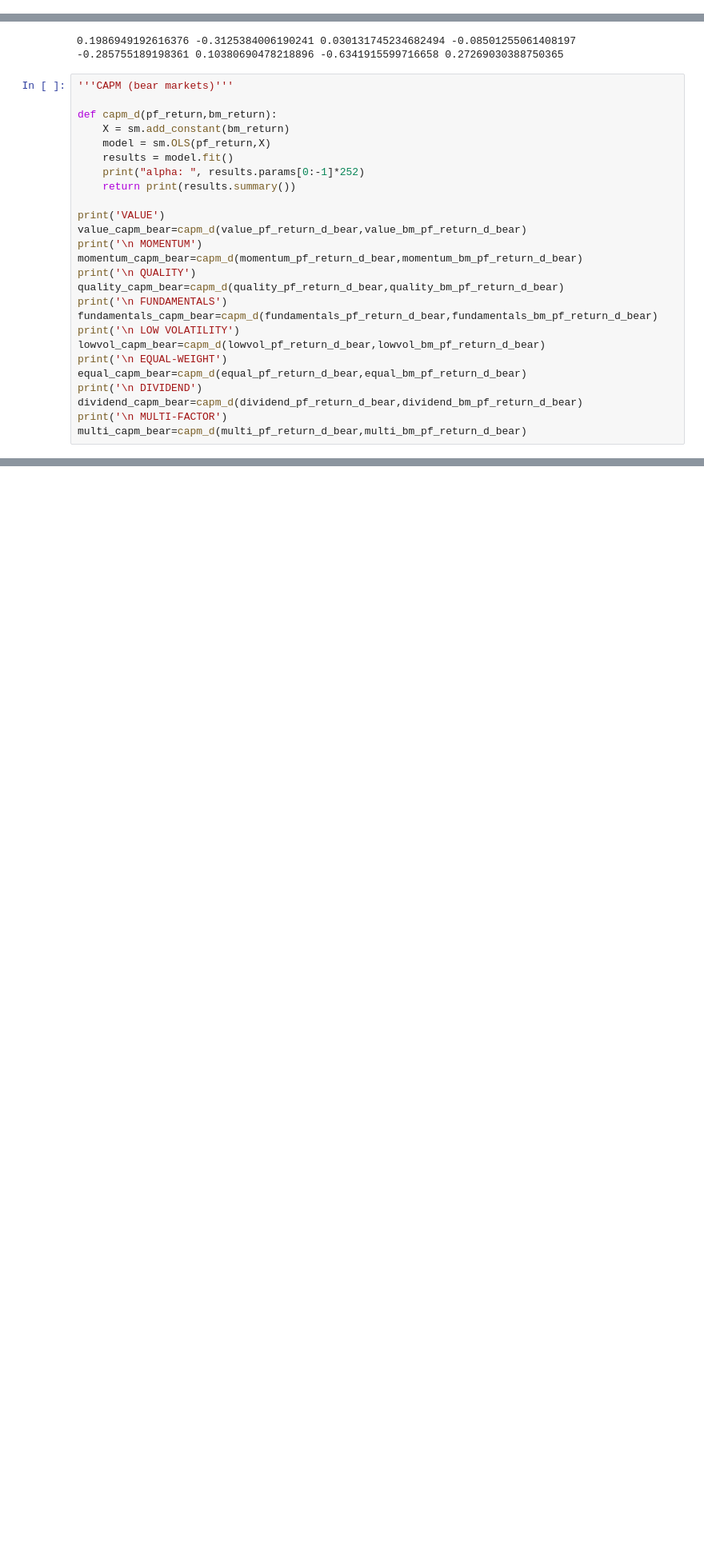
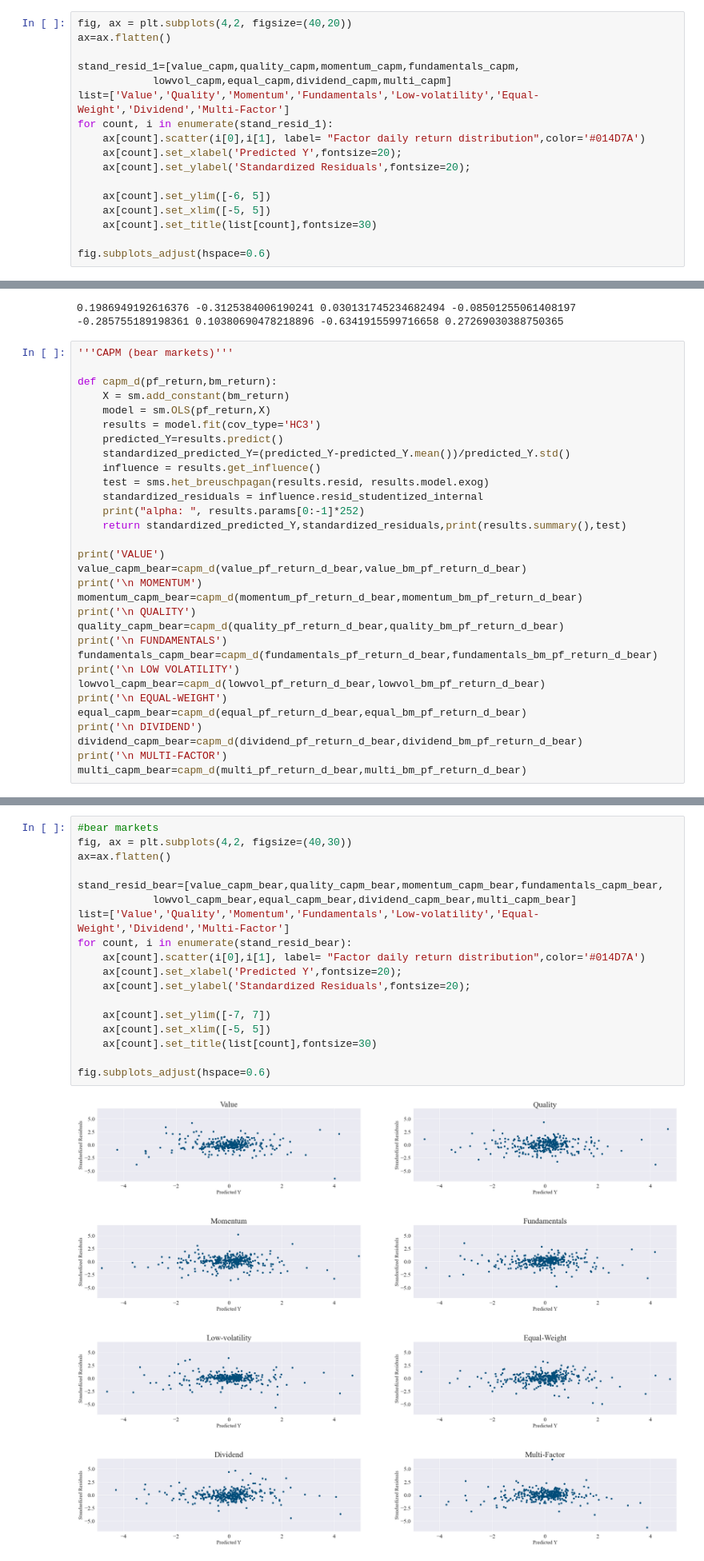
Before and after one commit to AleSandra9/master_thesis, a Jupyter notebook: analysis.ipynb, the cells around one changed output, grey strips where cells are left out. Shown at 80% size. Cells and saved outputs as stored; diff of their text form; blank space fills up the shorter version.

```diff
--- a/analysis.ipynb
+++ b/analysis.ipynb
@@ -1472,3 +1508,20 @@ print('\n Chi Squared: \n value: ',value_chi,'\n quality: ',quality_chi,
+# %%
+fig, ax = plt.subplots(4,2, figsize=(40,20))
+ax=ax.flatten()
+
+stand_resid_1=[value_capm,quality_capm,momentum_capm,fundamentals_capm,
+            lowvol_capm,equal_capm,dividend_capm,multi_capm]
+list=['Value','Quality','Momentum','Fundamentals','Low-volatility','Equal-Weight','Dividend','Multi-Factor']
+for count, i in enumerate(stand_resid_1):
+    ax[count].scatter(i[0],i[1], label= "Factor daily return distribution",color='#014D7A')
+    ax[count].set_xlabel('Predicted Y',fontsize=20);
+    ax[count].set_ylabel('Standardized Residuals',fontsize=20);
+
+    ax[count].set_ylim([-6, 5])
+    ax[count].set_xlim([-5, 5])
+    ax[count].set_title(list[count],fontsize=30)
+
+fig.subplots_adjust(hspace=0.6)
 # %% [markdown]
 # Hyphothesis 3
 # %%
@@ -1659,9 +1712,14 @@ print(value_ir_bear,momentum_ir_bear,quality_ir_bear,fundamentals_ir_bear,
 def capm_d(pf_return,bm_return):
     X = sm.add_constant(bm_return)
     model = sm.OLS(pf_return,X)
-    results = model.fit()
+    results = model.fit(cov_type='HC3')
+    predicted_Y=results.predict()
+    standardized_predicted_Y=(predicted_Y-predicted_Y.mean())/predicted_Y.std()
+    influence = results.get_influence()
+    test = sms.het_breuschpagan(results.resid, results.model.exog)
+    standardized_residuals = influence.resid_studentized_internal
     print("alpha: ", results.params[0:-1]*252)
-    return print(results.summary())
+    return standardized_predicted_Y,standardized_residuals,print(results.summary(),test)
 
 print('VALUE')
 value_capm_bear=capm_d(value_pf_return_d_bear,value_bm_pf_return_d_bear)
@@ -1832,0 +1895,20 @@ Notes:
+# %%
+#bear markets
+fig, ax = plt.subplots(4,2, figsize=(40,30))
+ax=ax.flatten()
+
+stand_resid_bear=[value_capm_bear,quality_capm_bear,momentum_capm_bear,fundamentals_capm_bear,
+            lowvol_capm_bear,equal_capm_bear,dividend_capm_bear,multi_capm_bear]
+list=['Value','Quality','Momentum','Fundamentals','Low-volatility','Equal-Weight','Dividend','Multi-Factor']
+for count, i in enumerate(stand_resid_bear):
+    ax[count].scatter(i[0],i[1], label= "Factor daily return distribution",color='#014D7A')
+    ax[count].set_xlabel('Predicted Y',fontsize=20);
+    ax[count].set_ylabel('Standardized Residuals',fontsize=20);
+
+    ax[count].set_ylim([-7, 7])
+    ax[count].set_xlim([-5, 5])
+    ax[count].set_title(list[count],fontsize=30)
+
+fig.subplots_adjust(hspace=0.6)
+# %% [output]
+[figure, added]
```
Also changed, not shown: parts of 39 cells of this notebook, 1 other file.
